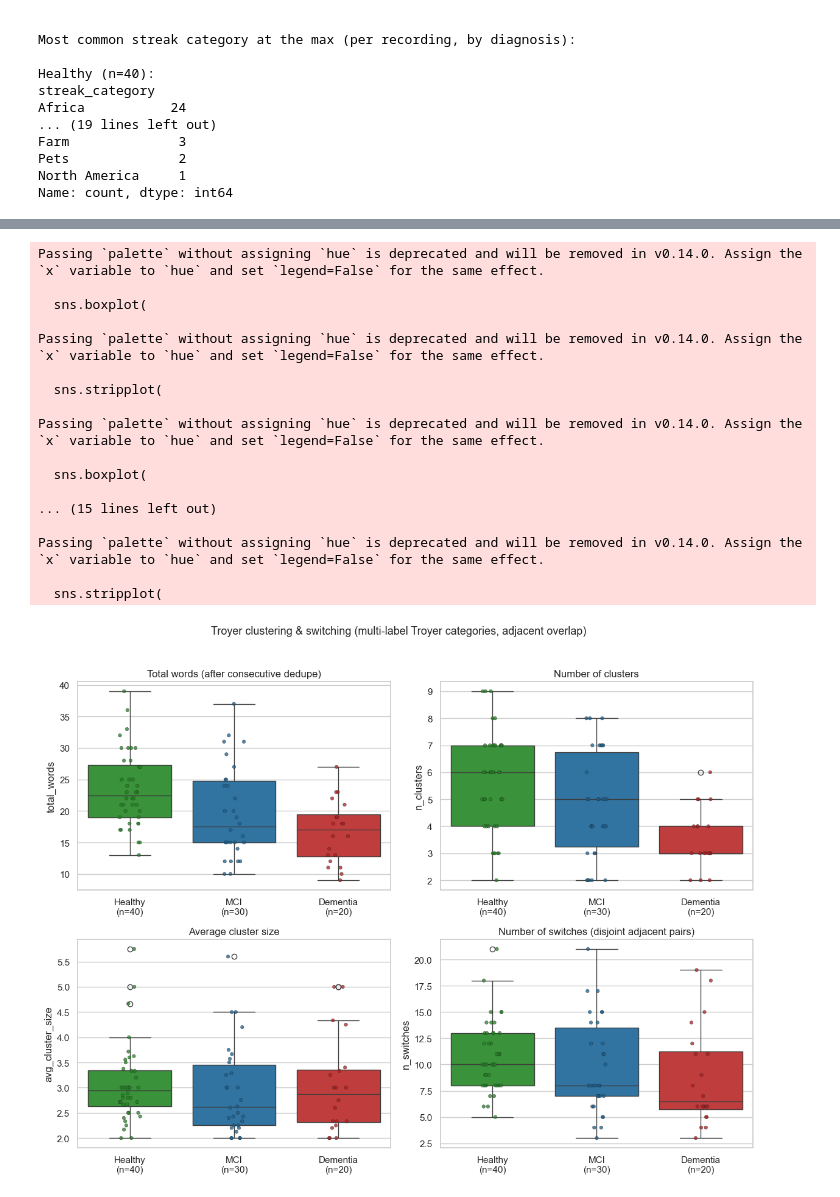
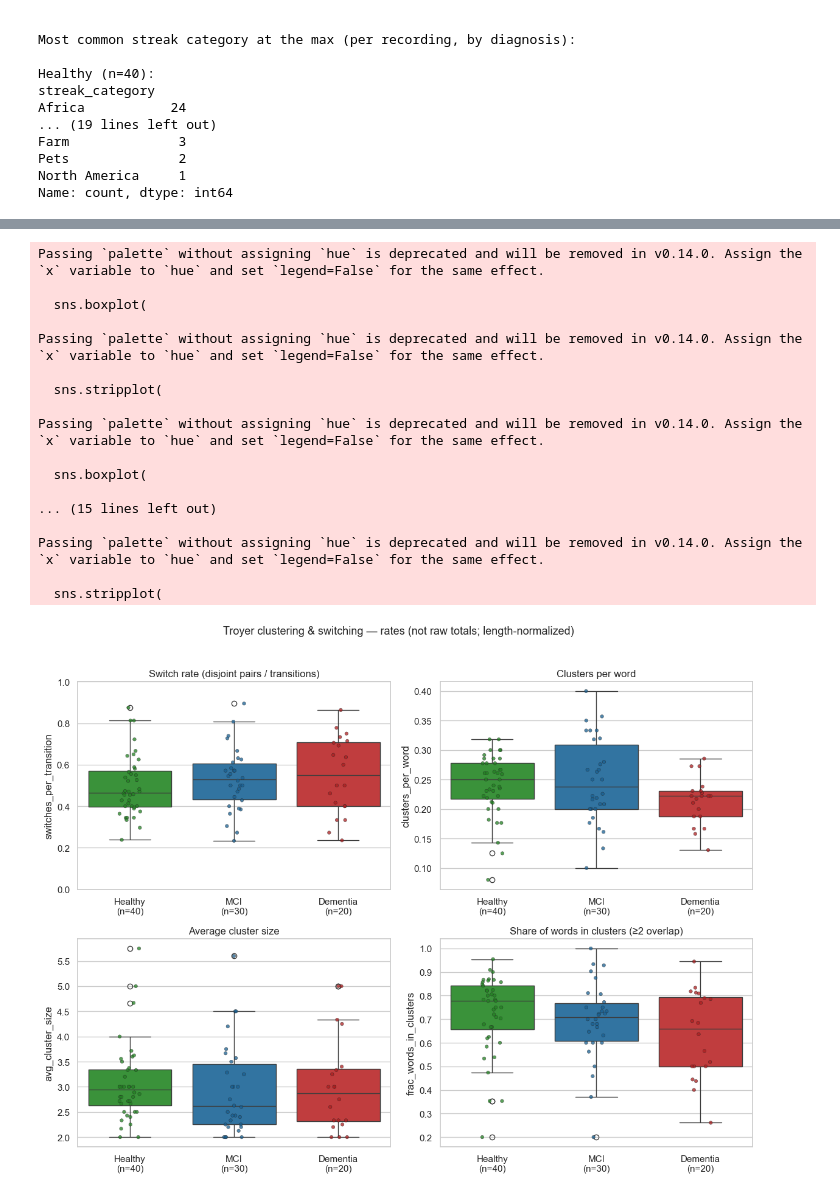
Before and after one commit to bentindal/cognospeak-pft-sft-pauses-data-analysis, a Jupyter notebook: animal analysis/troyer_analysis_.ipynb, the cells around one changed output, grey strips where cells are left out. Drawn from its saved outputs; the diff is of its cells as text; code cells hidden in the pictures.

```diff
--- a/animal analysis/troyer_analysis_.ipynb
+++ b/animal analysis/troyer_analysis_.ipynb
@@ -809,6 +864,16 @@ troyer_cs_df = (
 )
 troyer_cs_df["diagnosis"] = pd.Categorical(troyer_cs_df["diagnosis"], categories=DIAG_ORDER, ordered=True)
 
+# Length-normalized rates (per recording): total counts are biased by n words / transitions
+tw = troyer_cs_df["total_words"].astype(float)
+troyer_cs_df["switches_per_transition"] = np.where(
+    tw > 1, troyer_cs_df["n_switches"] / (tw - 1), np.nan
+)
+troyer_cs_df["clusters_per_word"] = np.where(tw > 0, troyer_cs_df["n_clusters"] / tw, np.nan)
+troyer_cs_df["frac_words_in_clusters"] = np.where(
+    tw > 0, troyer_cs_df["sum_cluster_sizes"] / tw, np.nan
+)
+
 print("Troyer-style metrics per recording (first 5 rows):")
 display_cols = [
     "recording",
@@ -817,18 +882,26 @@ display_cols = [
     "n_clusters",
     "avg_cluster_size",
     "n_switches",
+    "switches_per_transition",
+    "clusters_per_word",
+    "frac_words_in_clusters",
 ]
 print(troyer_cs_df[display_cols].head().to_string(index=False))
 print()
 
 summary = (
     troyer_cs_df.groupby("diagnosis", observed=True)[
-        ["total_words", "n_clusters", "avg_cluster_size", "n_switches"]
+        [
+            "switches_per_transition",
+            "clusters_per_word",
+            "avg_cluster_size",
+            "frac_words_in_clusters",
+        ]
     ]
     .agg(["mean", "std", "count"])
 )
 summary.index = [DIAG_LABELS[d] for d in summary.index]
-print("Mean ± interpretation (per participant):")
+print("Group means (length-normalized rates; no raw totals):")
 print(summary.round(3))
 print()
 
@@ -847,10 +920,10 @@ except NameError:
     _sp2 = {d: _darken(DIAG_COLORS[d], amount=0.80) for d in DIAG_ORDER}
 
 _metrics = [
-    ("total_words", "Total words (after consecutive dedupe)"),
-    ("n_clusters", "Number of clusters"),
+    ("switches_per_transition", "Switch rate (disjoint pairs / transitions)"),
+    ("clusters_per_word", "Clusters per word"),
     ("avg_cluster_size", "Average cluster size"),
-    ("n_switches", "Number of switches (disjoint adjacent pairs)"),
+    ("frac_words_in_clusters", "Share of words in clusters (≥2 overlap)"),
 ]
 
 fig, axes = plt.subplots(2, 2, figsize=(12, 9))
@@ -883,9 +956,11 @@ for ax, (col, title) in zip(axes, _metrics):
     ax.set_xticklabels(_labs)
     ax.set_xlabel("")
     ax.set_title(title)
+    if col == "switches_per_transition":
+        ax.set_ylim(0, 1)
 
 plt.suptitle(
-    "Troyer clustering & switching (multi-label Troyer categories, adjacent overlap)",
+    "Troyer clustering & switching — rates (not raw totals; length-normalized)",
     fontsize=13,
     y=1.02,
 )
@@ -915,18 +990,18 @@ Dementia  0.958    20      8.750  4.734    20
 Passing `palette` without assigning `hue` is deprecated and will be removed in v0.14.0. Assign the `x` variable to `hue` and set `legend=False` for the same effect.
 
   sns.boxplot(
 
 Passing `palette` without assigning `hue` is deprecated and will be removed in v0.14.0. Assign the `x` variable to `hue` and set `legend=False` for the same effect.
 
   sns.stripplot(
 
 Passing `palette` without assigning `hue` is deprecated and will be removed in v0.14.0. Assign the `x` variable to `hue` and set `legend=False` for the same effect.
 
   sns.boxplot(
 
 ... (15 lines left out)
 
 Passing `palette` without assigning `hue` is deprecated and will be removed in v0.14.0. Assign the `x` variable to `hue` and set `legend=False` for the same effect.
 
   sns.stripplot(
-[figure, old version]
+[figure, new version]
```
Also changed, not shown: parts of 5 cells of this notebook.
